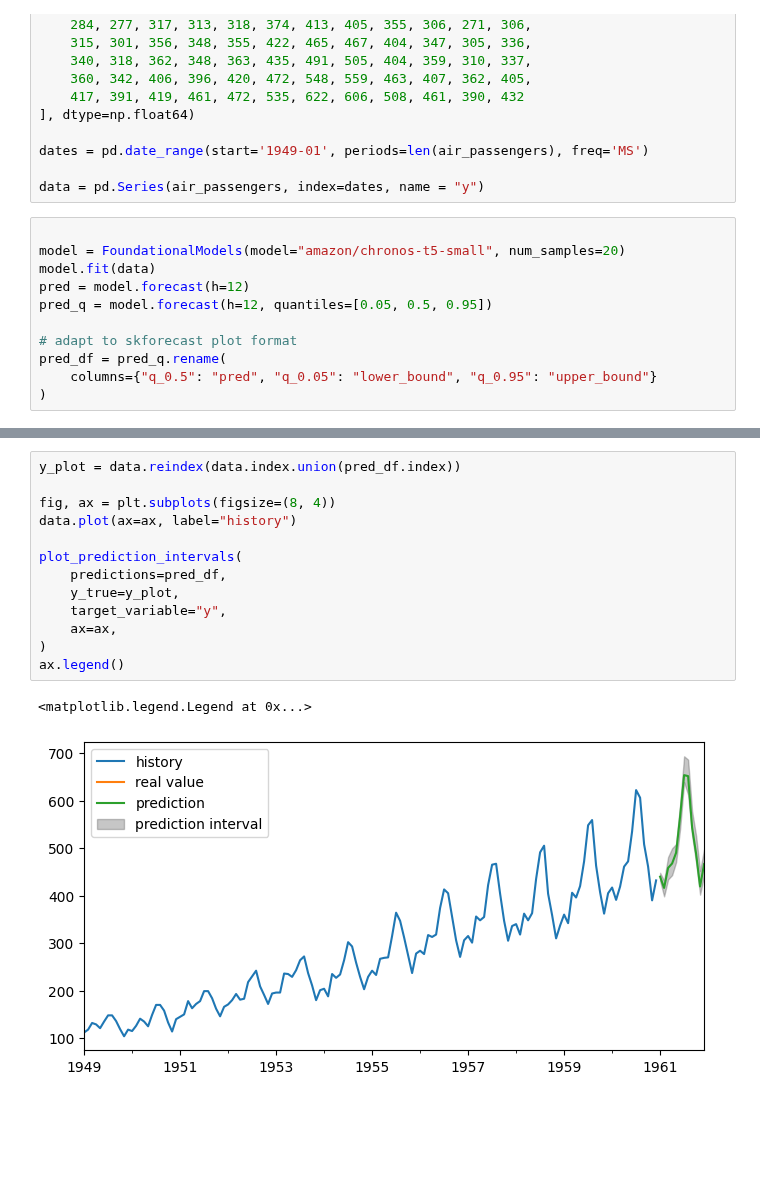
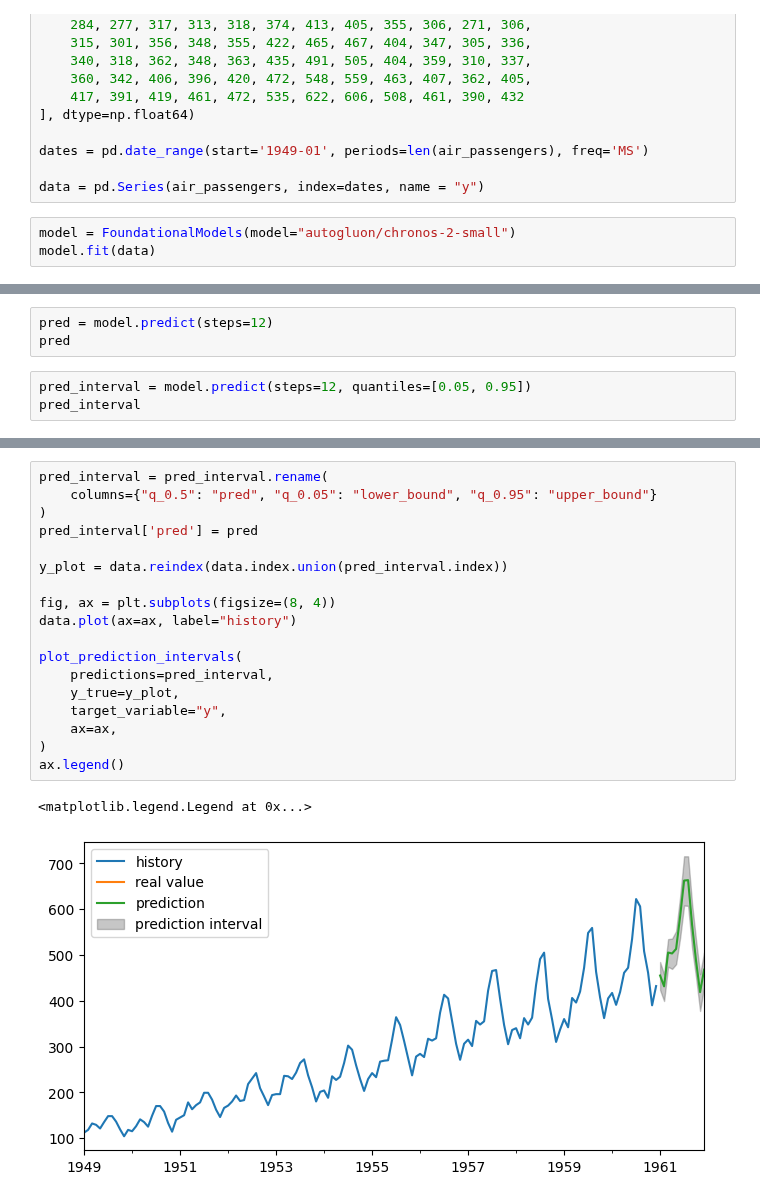
Before and after one commit to skforecast/skforecast, a Jupyter notebook: dev/FoundationalModels.ipynb, the cells around one changed output, grey strips where cells are left out. Cells and saved outputs as stored; diff of their text form; blank space fills up the shorter version.

```diff
--- a/dev/FoundationalModels.ipynb
+++ b/dev/FoundationalModels.ipynb
@@ -43,13 +43,5 @@ dates = pd.date_range(start='1949-01', periods=len(air_passengers), freq='MS')
 
 data = pd.Series(air_passengers, index=dates, name = "y")
 # %%
-
-model = FoundationalModels(model="amazon/chronos-t5-small", num_samples=20)
+model = FoundationalModels(model="autogluon/chronos-2-small")
 model.fit(data)
-pred = model.forecast(h=12)
-pred_q = model.forecast(h=12, quantiles=[0.05, 0.5, 0.95])
-
-# adapt to skforecast plot format
-pred_df = pred_q.rename(
-    columns={"q_0.5": "pred", "q_0.05": "lower_bound", "q_0.95": "upper_bound"}
-)
@@ -55,0 +50,6 @@ pred_df = pred_q.rename(
+# %%
+pred = model.predict(steps=12)
+pred
+# %%
+pred_interval = model.predict(steps=12, quantiles=[0.05, 0.95])
+pred_interval
@@ -56,16 +70,21 @@ pred_df = pred_q.rename(
 # %%
-y_plot = data.reindex(data.index.union(pred_df.index))
+pred_interval = pred_interval.rename(
+    columns={"q_0.5": "pred", "q_0.05": "lower_bound", "q_0.95": "upper_bound"}
+)
+pred_interval['pred'] = pred
+
+y_plot = data.reindex(data.index.union(pred_interval.index))
 
 fig, ax = plt.subplots(figsize=(8, 4))
 data.plot(ax=ax, label="history")
 
 plot_prediction_intervals(
-    predictions=pred_df,
+    predictions=pred_interval,
     y_true=y_plot,
     target_variable="y",
     ax=ax,
 )
 ax.legend()
 # %% [output]
 <matplotlib.legend.Legend at 0x...>
-[figure, old version]
+[figure, new version]
```
Also changed, not shown: parts of 2 cells of this notebook, 7 other files.
